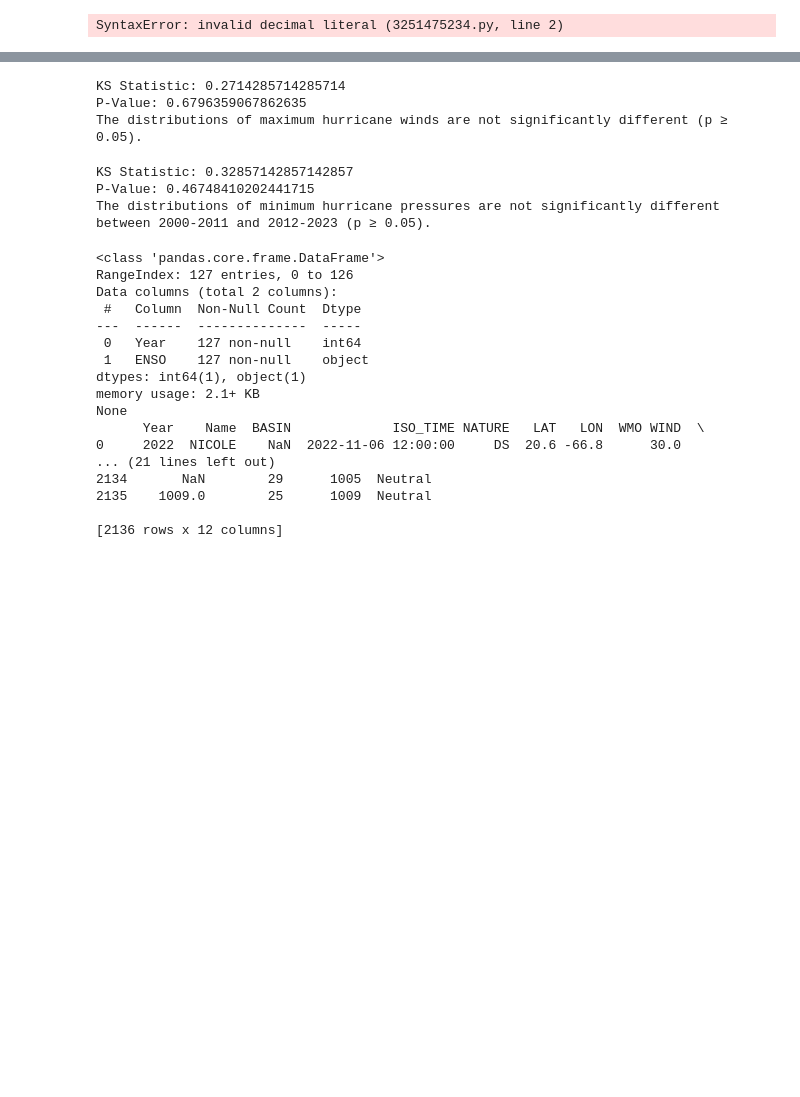
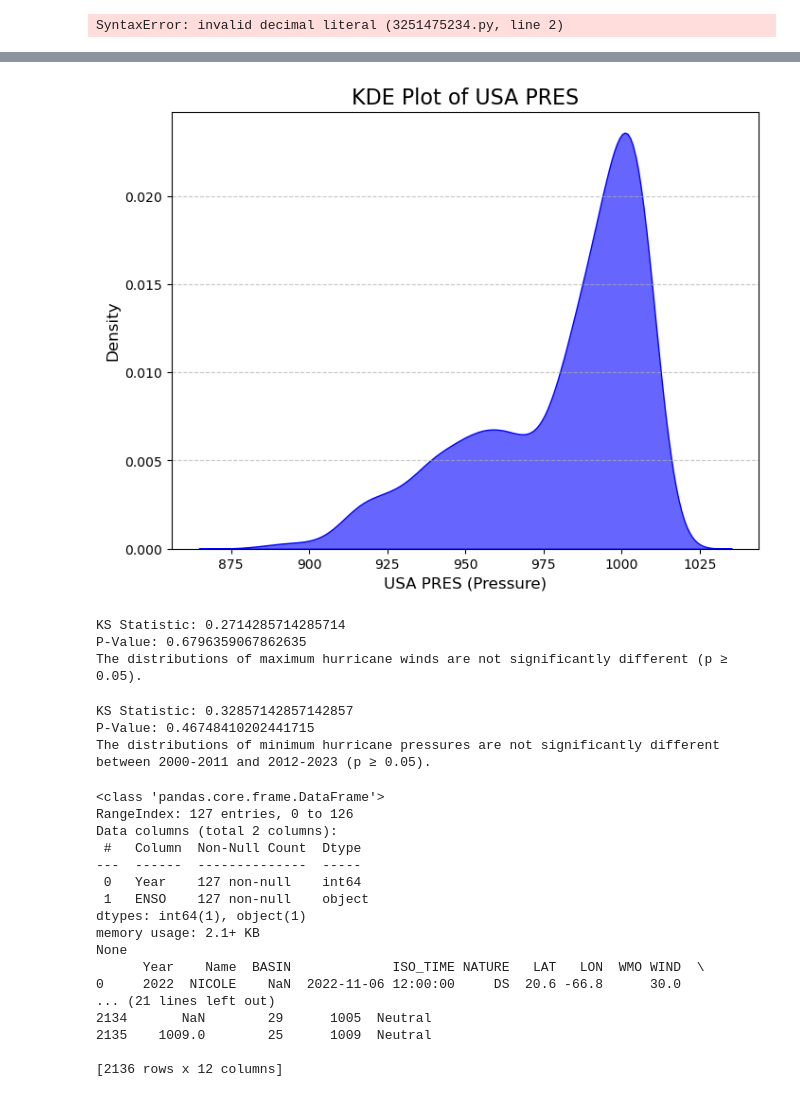
Before and after one commit to Jef-H/geo557_flooding, a Jupyter notebook: Trop_Trends_Stats.ipynb, the cells around one changed output, grey strips where cells are left out. Drawn from its saved outputs; the diff is of its cells as text; code cells hidden in the pictures; blank space fills up the shorter version.

```diff
--- a/Trop_Trends_Stats.ipynb
+++ b/Trop_Trends_Stats.ipynb
@@ -27,3 +93,22 @@ SyntaxError: invalid decimal literal (3251475234.py, line 2)
+# %%
+# KDE 2 Pressure
+import pandas as pd
+import seaborn as sns
+import matplotlib.pyplot as plt
+
+# Load
+df = pd.read_csv("GEO557Tropical_Storm_Dataset_CLEAN.csv")
+
+# Plot the KDE for 'USA PRES'
+plt.figure(figsize=(8, 6))
+sns.kdeplot(data=df, x="USA PRES", fill=True, color="blue", alpha=0.6)
+plt.title("KDE Plot of USA PRES", fontsize=16)
+plt.xlabel("USA PRES (Pressure)", fontsize=12)
+plt.ylabel("Density", fontsize=12)
+plt.grid(axis='y', linestyle='--', alpha=0.7)
+plt.show()
+# %% [output]
+[figure, added]
 # %%
 # SECTION 2:
 
```
Also changed, not shown: parts of 5 cells of this notebook.
